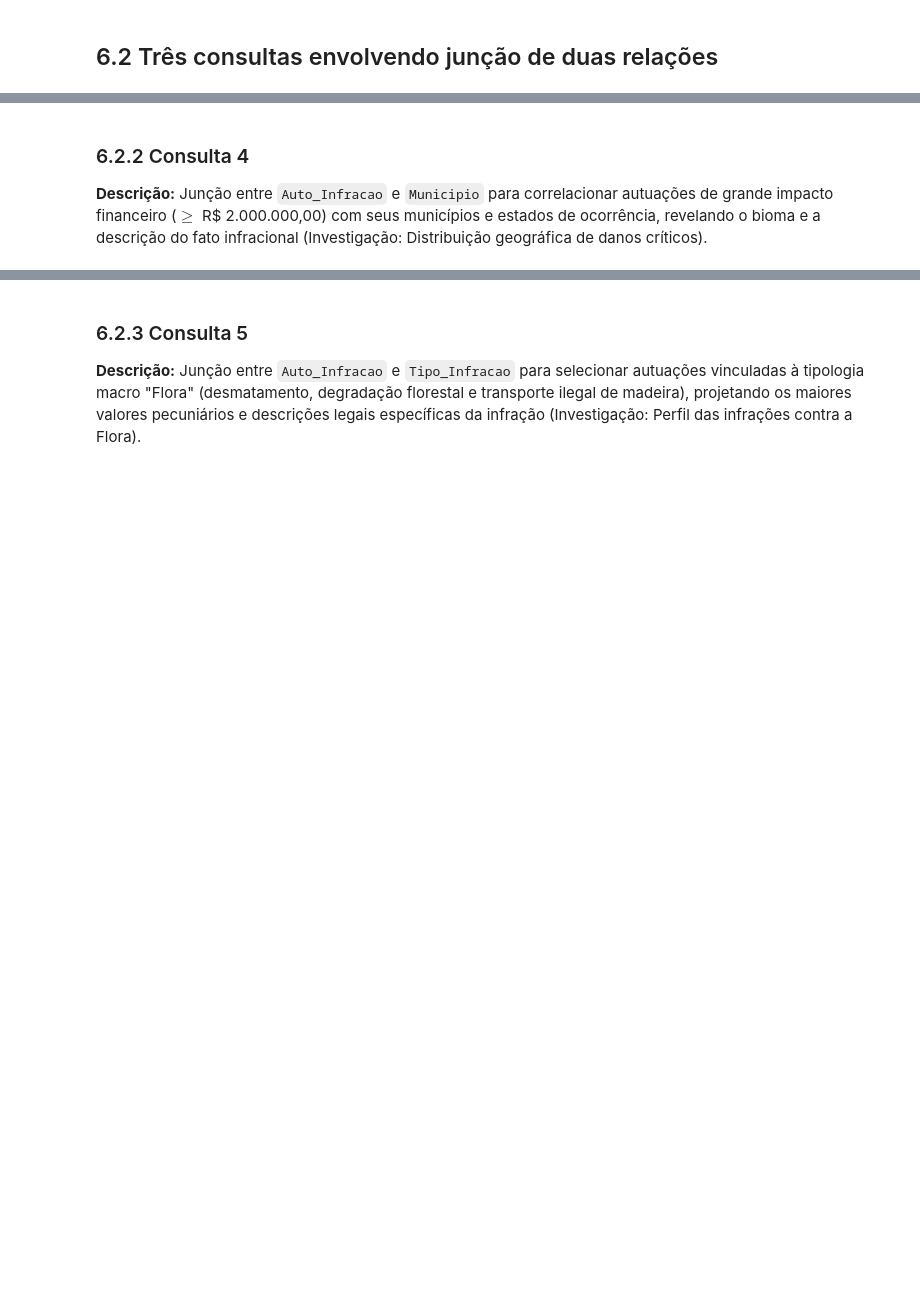
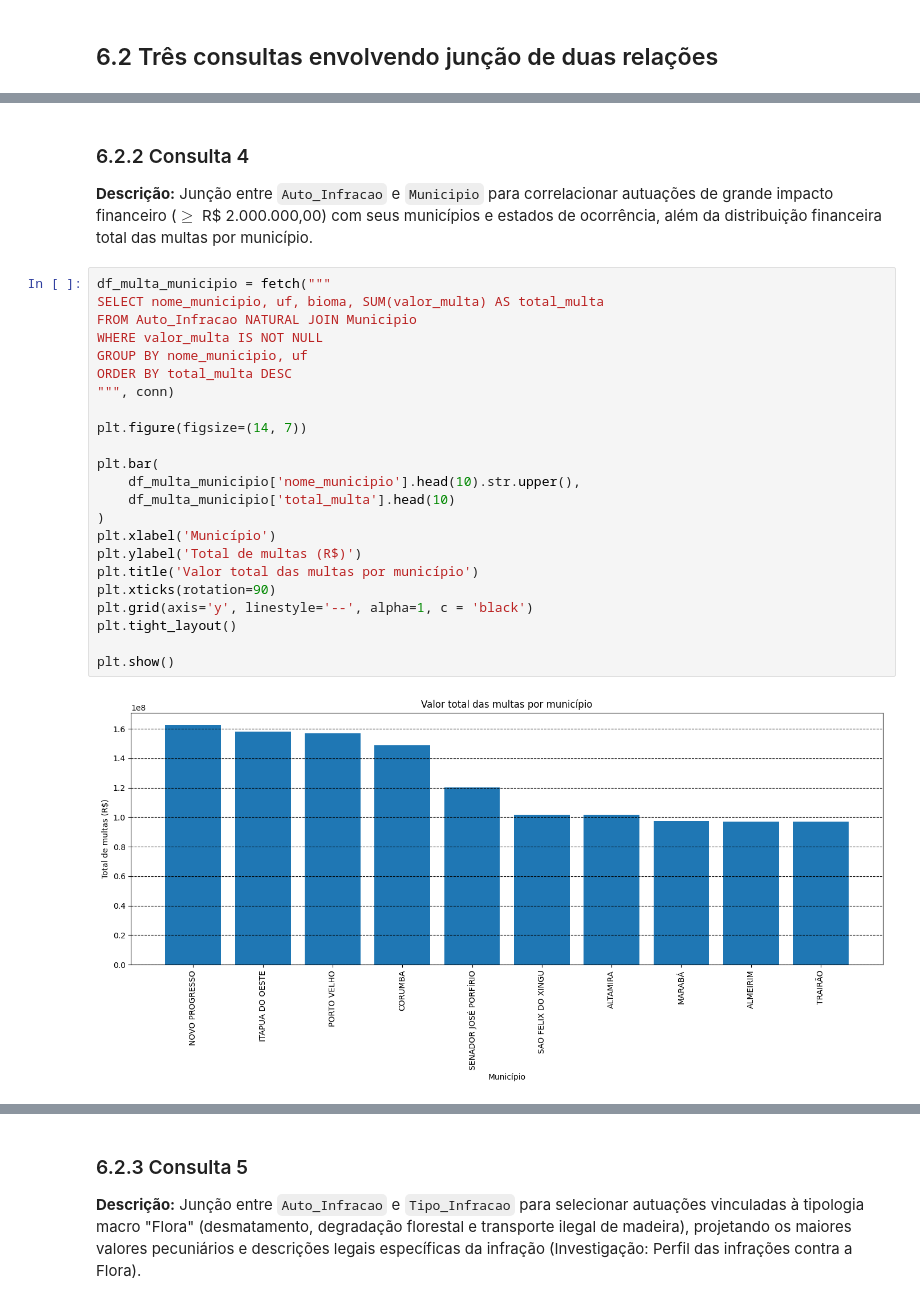
Before and after one commit to Ykosfeld/TP2-IBD, a Jupyter notebook: tp2.ipynb, the cells around one changed output, grey strips where cells are left out. Drawn from its saved outputs; the diff is of its cells as text; blank space fills up the shorter version.

```diff
--- a/tp2.ipynb
+++ b/tp2.ipynb
@@ -513,4 +554,29 @@ dt_multa_data
 # %% [markdown]
 ### 6.2.2 Consulta 4
-**Descrição:** Junção entre `Auto_Infracao` e `Municipio` para correlacionar autuações de grande impacto financeiro ($\ge$ R$ 2.000.000,00) com seus municípios e estados de ocorrência, revelando o bioma e a descrição do fato infracional (Investigação: Distribuição geográfica de danos críticos).
+**Descrição:** Junção entre `Auto_Infracao` e `Municipio` para correlacionar autuações de grande impacto financeiro ($\ge$ R$ 2.000.000,00) com seus municípios e estados de ocorrência, além da distribuição financeira total das multas por município.
+# %%
+df_multa_municipio = fetch("""
+SELECT nome_municipio, uf, bioma, SUM(valor_multa) AS total_multa
+FROM Auto_Infracao NATURAL JOIN Municipio
+WHERE valor_multa IS NOT NULL
+GROUP BY nome_municipio, uf
+ORDER BY total_multa DESC
+""", conn)
+
+plt.figure(figsize=(14, 7))
+
+plt.bar(
+    df_multa_municipio['nome_municipio'].head(10).str.upper(),
+    df_multa_municipio['total_multa'].head(10)
+)
+plt.xlabel('Município')
+plt.ylabel('Total de multas (R$)')
+plt.title('Valor total das multas por município')
+plt.xticks(rotation=90)
+plt.grid(axis='y', linestyle='--', alpha=1, c = 'black')
+plt.tight_layout()
+
+plt.show()
+# %% [output]
+[figure, added]
 # %%
```
Also changed, not shown: parts of 15 cells of this notebook, 3 other files.
